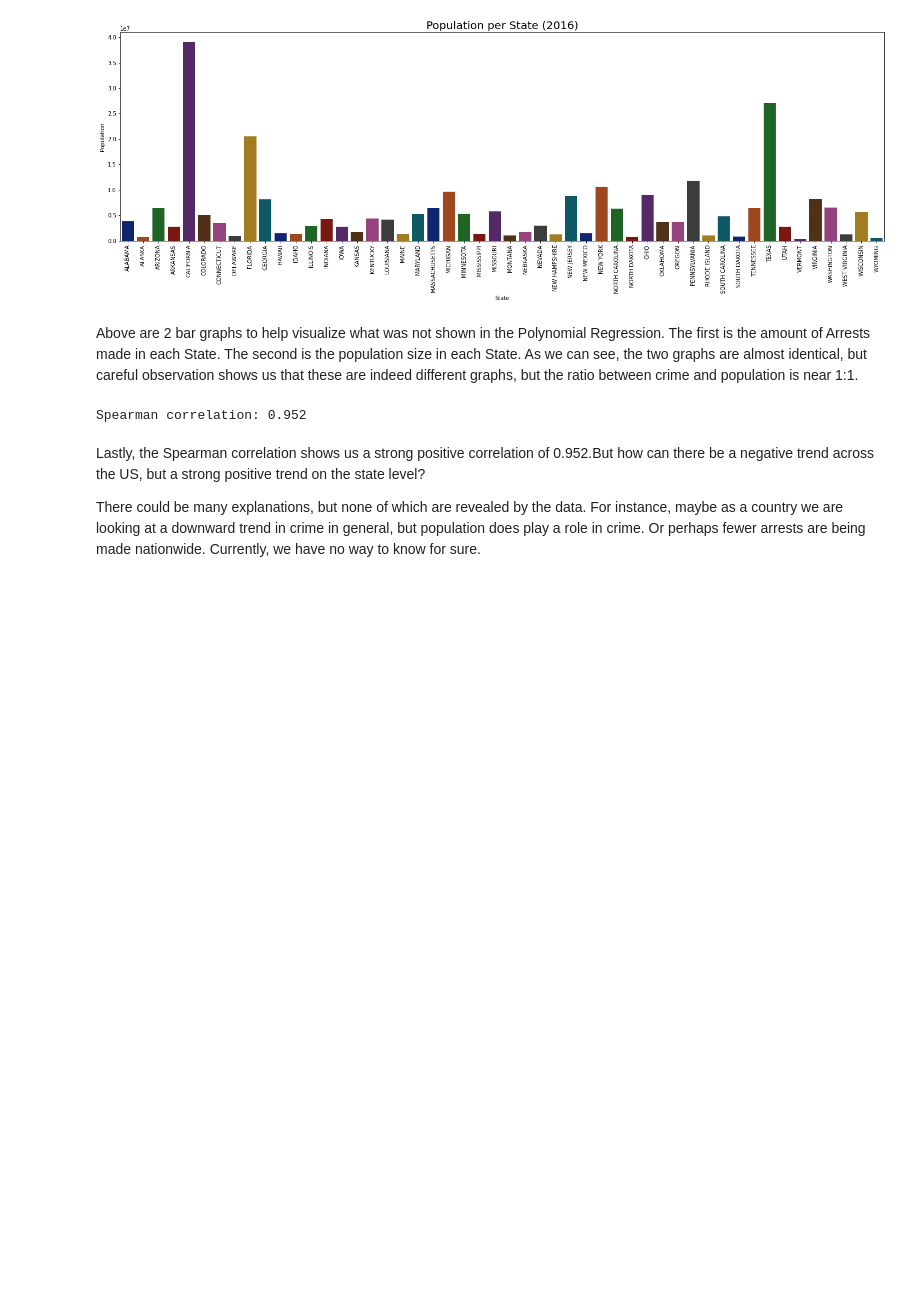
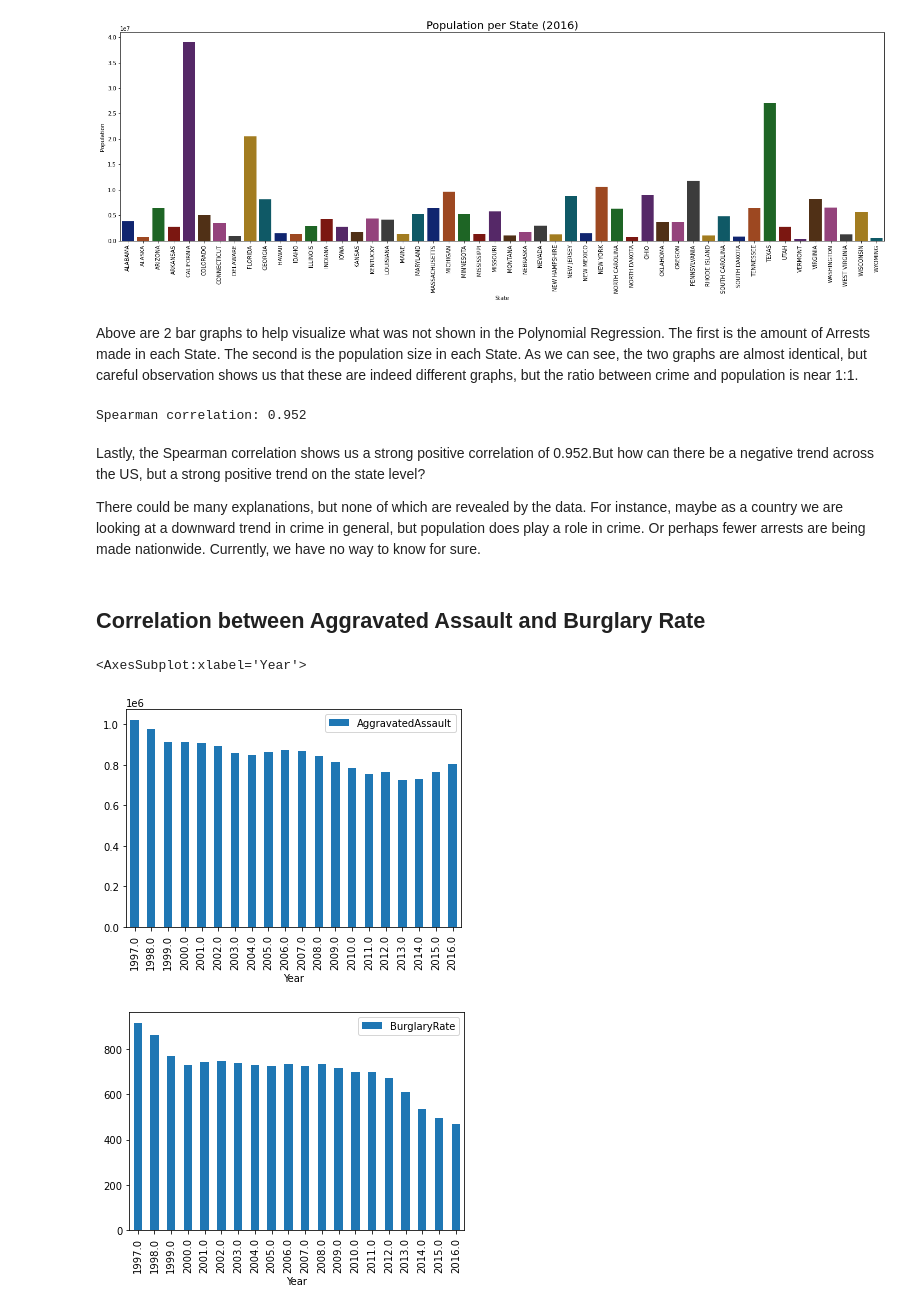
Before and after one commit to lorenzog1/CS105-FinalProject, a Jupyter notebook: Crime In US Project/CS_105_Final.ipynb, the cells around one changed output. Cells and saved outputs as stored; diff of their text form; code cells hidden in the pictures; blank space fills up the shorter version.

```diff
--- a/Crime In US Project/CS_105_Final.ipynb
+++ b/Crime In US Project/CS_105_Final.ipynb
@@ -29,6 +29,11 @@ USCrimeR_df = pd.read_csv("crimeInUS(Ricardo).csv")
 USCrimeR_df = USCrimeR_df.replace(',','', regex=True)
 StateCrime_df = pd.read_csv("crime_state(Ricardo).csv")
 
+#Daisy
+USCrimeD_df = pd.read_csv("crimeInUS-Daisy.csv")
+USCrimeD_df = USCrimeD_df.replace(',','', regex=True)
+USCrimeD_df = USCrimeD_df.astype(float)
+
 display(age_df.head(5))
 display(REU18_df.head(5))
 display(REO18_df.head(5))
@@ -282,3 +287,14 @@ Spearman correlation: 0.952
 Lastly, the Spearman correlation shows us a strong positive correlation of 0.952.But how can there be a negative trend across the US, but a strong positive trend on the state level?
 
 There could be many explanations, but none of which are revealed by the data. For instance, maybe as a country we are looking at a downward trend in crime in general, but population does play a role in crime. Or perhaps fewer arrests are being made nationwide. Currently, we have no way to know for sure.
+# %% [markdown]
+## Correlation between Aggravated Assault and Burglary Rate
+# %%
+plt.rcParams['figure.figsize'] = (6, 4)
+AA_Bur_year = USCrimeD_df[["Year", "AggravatedAssault", "BurglaryRate"]]
+USCrimeD_df.plot.bar(x = "Year", y = "AggravatedAssault")
+USCrimeD_df.plot.bar(x = "Year", y = "BurglaryRate")
+# %% [output]
+<AxesSubplot:xlabel='Year'>
+[figure, added]
+[figure, added]
```
Also changed, not shown: parts of 5 cells of this notebook, 1 other file.
